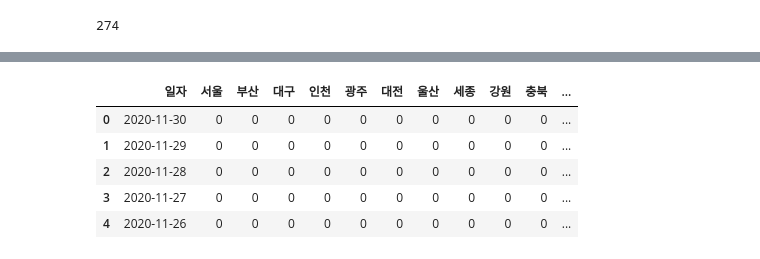
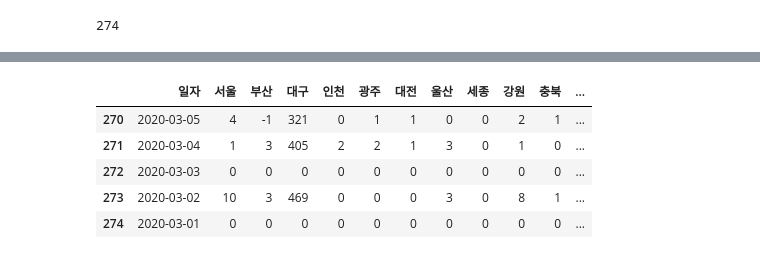
Before and after one commit to EGEG1212/Data-Analysis-2020, a Jupyter notebook: 09.Covid-19/02s_Covid-19.ipynb, the cells around one changed output, grey strips where cells are left out. Drawn from its saved outputs; the diff is of its cells as text; code cells hidden in the pictures.

```diff
--- a/09.Covid-19/02s_Covid-19.ipynb
+++ b/09.Covid-19/02s_Covid-19.ipynb
@@ -123,0 +87,6 @@ soup.find_all('item')
+# %%
+#위에서 입력한 문자를 datetime으로 바꿔줌
+start_date = pd.to_datetime(start_date)
+end_date = pd.to_datetime(end_date)
+
+print((end_date-start_date).days)  # 차이 2일
@@ -123,0 +107,3 @@ soup.find_all('item')
+# %%
+date = (end_date - datetime.timedelta(days=i)).strftime("%Y%m%d")
+date  #어째서 days=n은 안되고 days=i는 되는거지???
@@ -128,12 +116,13 @@ corona_url = 'http://openapi.data.go.kr/openapi/service/rest/Covid19/getCovid19S
 url = f'{corona_url}?ServiceKey={govapi_key}&pageNo=1&numOfRows=10&startCreateDt={start_date}&endCreateDt={end_date}'
 result = requests.get(url)
 soup = BeautifulSoup(result.text, 'xml')
-for i in range(len(items)):
-
+for i in range((end_date-start_date).days+1):
+    date = (end_date - datetime.timedelta(days=i)).strftime("%Y-%m-%d")
+    #datetime>날짜,시간 문자열로 만드는 메소드strftime()
     a_dict = {'일자':date, '서울':0, '부산':0, '대구':0, '인천': 0, '광주':0, '대전':0, '울산':0, '세종': 0, '강원':0, '충북':0, '충남':0, '전북': 0, '전남':0, '경북':0, '경남':0, '제주': 0, '검역': 0}
-
+    new_date = (end_date - datetime.timedelta(days=i)).strftime("%Y%m%d")
     corona_url = 'http://openapi.data.go.kr/openapi/service/rest/Covid19/getCovid19SidoInfStateJson'
-    url = f'{corona_url}?ServiceKey={govapi_key}&pageNo=1&numOfRows=10&startCreateDt={start_date}&endCreateDt={end_date}'
+    url = f'{corona_url}?ServiceKey={govapi_key}&pageNo=1&numOfRows=10&startCreateDt={new_date}&endCreateDt={new_date}'
     result = requests.get(url)
     soup = BeautifulSoup(result.text, 'xml')
     items = soup.find_all('item')
@@ -208,12 +168,13 @@ corona_url = 'http://openapi.data.go.kr/openapi/service/rest/Covid19/getCovid19S
 url = f'{corona_url}?ServiceKey={govapi_key}&pageNo=1&numOfRows=10&startCreateDt={start_date}&endCreateDt={end_date}'
 result = requests.get(url)
 soup = BeautifulSoup(result.text, 'xml')
-for i in tqdm(range((end_date-start_date).days+1)):
+for i in tqdm(range((end_date-start_date).days+1)): #tqdm추가
     date = (end_date - datetime.timedelta(days=i)).strftime("%Y-%m-%d")
+    #datetime>날짜,시간 문자열로 만드는 메소드strftime()
     a_dict = {'일자':date, '서울':0, '부산':0, '대구':0, '인천': 0, '광주':0, '대전':0, '울산':0, '세종': 0, '강원':0, '충북':0, '충남':0, '전북': 0, '전남':0, '경북':0, '경남':0, '제주': 0, '검역': 0}
     new_date = (end_date - datetime.timedelta(days=i)).strftime("%Y%m%d")
     corona_url = 'http://openapi.data.go.kr/openapi/service/rest/Covid19/getCovid19SidoInfStateJson'
-    url = f'{corona_url}?ServiceKey={govapi_key}&pageNo=1&numOfRows=10&startCreateDt={start_date}&endCreateDt={end_date}'
+    url = f'{corona_url}?ServiceKey={govapi_key}&pageNo=1&numOfRows=10&startCreateDt={new_date}&endCreateDt={new_date}'
     result = requests.get(url)
     soup = BeautifulSoup(result.text, 'xml')
     items = soup.find_all('item')
@@ -222,3 +183,4 @@ for i in tqdm(range((end_date-start_date).days+1)):
         num = items[k].find('incDec').get_text()
         a_dict[area] = num
     dict_list.append(a_dict)
+    print(a_dict)
@@ -225,11 +205,11 @@ for i in tqdm(range((end_date-start_date).days+1)):
 # %%
 corona = pd.DataFrame(dict_list)
-corona.head()
+corona.tail()
 # %% [output]
 |  | 일자 | 서울 | 부산 | 대구 | 인천 | 광주 | 대전 | 울산 | 세종 | 강원 | 충북 | ... |
-| 0 | 2020-11-30 | 0 | 0 | 0 | 0 | 0 | 0 | 0 | 0 | 0 | 0 | ... |
-| 1 | 2020-11-29 | 0 | 0 | 0 | 0 | 0 | 0 | 0 | 0 | 0 | 0 | ... |
-| 2 | 2020-11-28 | 0 | 0 | 0 | 0 | 0 | 0 | 0 | 0 | 0 | 0 | ... |
-| 3 | 2020-11-27 | 0 | 0 | 0 | 0 | 0 | 0 | 0 | 0 | 0 | 0 | ... |
-| 4 | 2020-11-26 | 0 | 0 | 0 | 0 | 0 | 0 | 0 | 0 | 0 | 0 | ... |
+| 270 | 2020-03-05 | 4 | -1 | 321 | 0 | 1 | 1 | 0 | 0 | 2 | 1 | ... |
+| 271 | 2020-03-04 | 1 | 3 | 405 | 2 | 2 | 1 | 3 | 0 | 1 | 0 | ... |
+| 272 | 2020-03-03 | 0 | 0 | 0 | 0 | 0 | 0 | 0 | 0 | 0 | 0 | ... |
+| 273 | 2020-03-02 | 10 | 3 | 469 | 0 | 0 | 0 | 3 | 0 | 8 | 1 | ... |
+| 274 | 2020-03-01 | 0 | 0 | 0 | 0 | 0 | 0 | 0 | 0 | 0 | 0 | ... |
 # %%
```
Also changed, not shown: parts of 53 cells of this notebook, 1 other file.
